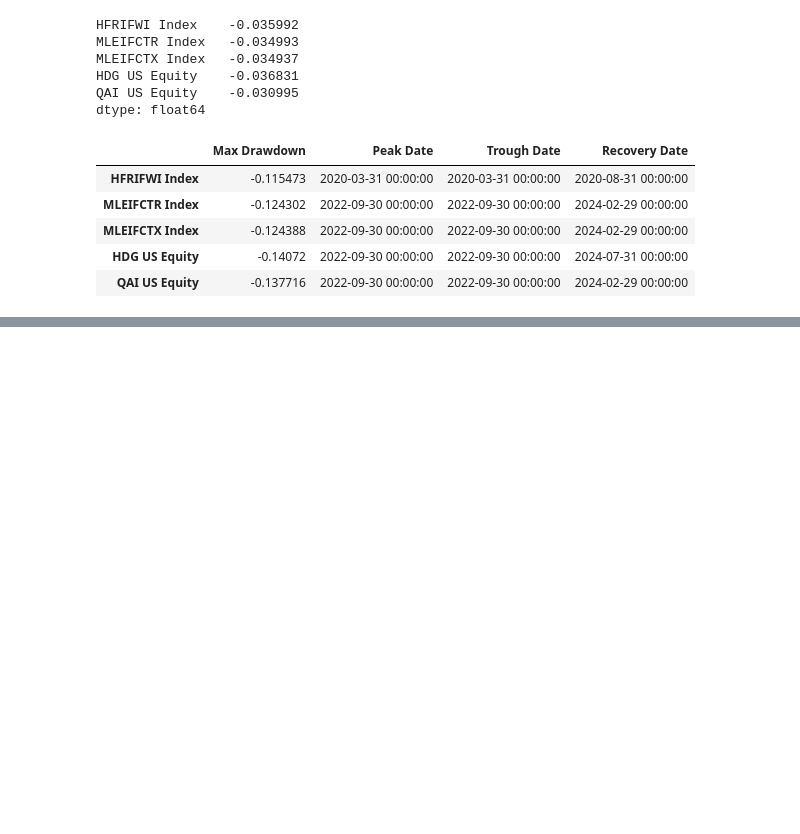
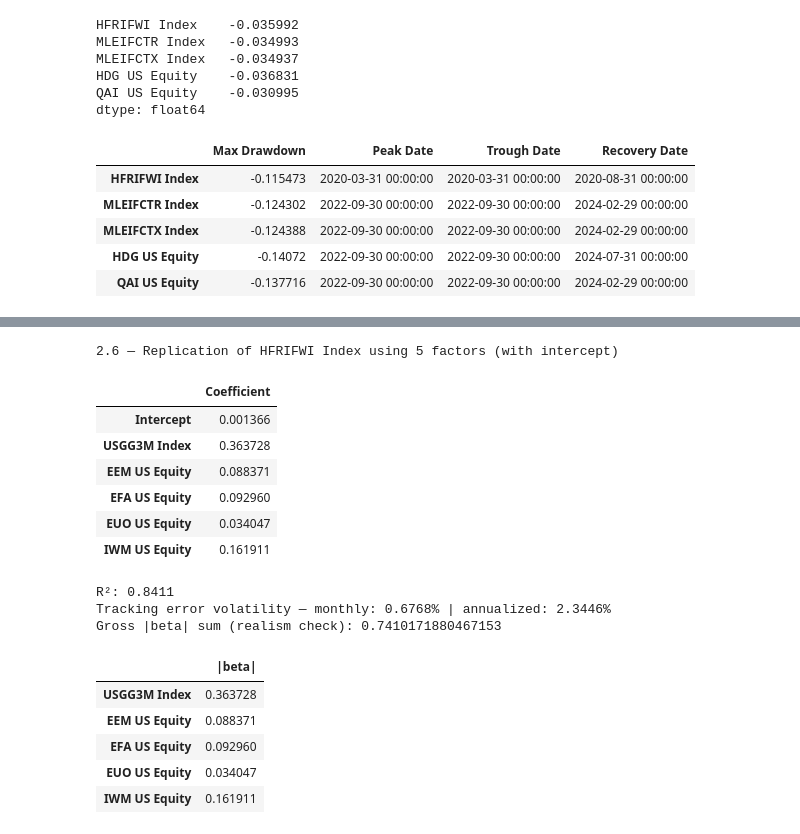
Before and after one commit to sidsahacodes/finm36700, a Jupyter notebook: HW2/HW2.ipynb, the cells around one changed output, grey strips where cells are left out. Saved outputs shown, nothing was run; the diff lists cells and outputs as text; code cells hidden in the pictures; blank space fills up the shorter version.

```diff
--- a/HW2/HW2.ipynb
+++ b/HW2/HW2.ipynb
@@ -104,0 +257,58 @@ dtype: float64
+# %%
+# 2.6 — Replication of HFRI using the 5 available Merrill factors (with intercept)
+import statsmodels.api as sm
+import math
+import pandas as pd
+import numpy as np
+
+# Choose HFRI target from your 'data'
+hfri_candidates = [c for c in data.columns if "HFRI" in c.upper()]
+if not hfri_candidates:
+    hfri_candidates = ["HFRIFWI Index"]
+HFRI = hfri_candidates[0]
+
+# Use the 5 available non-SPY factors explicitly
+factors_n = ["USGG3M Index", "EEM US Equity", "EFA US Equity", "EUO US Equity", "IWM US Equity"]
+
+# Align and run OLS with intercept
+aligned = data[[HFRI]].join(mfactors[factors_n], how="inner").dropna()
+X = sm.add_constant(aligned[factors_n].values, has_constant='add')
+y = aligned[HFRI].values
+res = sm.OLS(y, X).fit()
+
+coef = pd.Series(res.params, index=["Intercept"] + factors_n)
+r2 = res.rsquared
+fitted = pd.Series(res.fittedvalues, index=aligned.index)
+
+# Tracking error vol (monthly and annualized)
+eps = y - fitted
+te_vol_m = eps.std(ddof=1)
+te_vol_a = te_vol_m * math.sqrt(12)
+
+print(f"2.6 — Replication of {HFRI} using 5 factors (with intercept)")
+display(coef.to_frame("Coefficient"))
+print(f"R²: {r2:.4f}")
+print(f"Tracking error volatility — monthly: {te_vol_m:.4%} | annualized: {te_vol_a:.4%}")
+
+# Realism check: sum of absolute betas
+abs_betas = coef[factors_n].abs()
+print("Gross |beta| sum (realism check):", abs_betas.sum())
+display(abs_betas.to_frame("|beta|"))
+# %% [output]
+2.6 — Replication of HFRIFWI Index using 5 factors (with intercept)
+|  | Coefficient |
+| Intercept | 0.001366 |
+| USGG3M Index | 0.363728 |
+| EEM US Equity | 0.088371 |
+| EFA US Equity | 0.092960 |
+| EUO US Equity | 0.034047 |
+| IWM US Equity | 0.161911 |
+R²: 0.8411
+Tracking error volatility — monthly: 0.6768% | annualized: 2.3446%
+Gross |beta| sum (realism check): 0.7410171880467153
+|  | |beta| |
+| USGG3M Index | 0.363728 |
+| EEM US Equity | 0.088371 |
+| EFA US Equity | 0.092960 |
+| EUO US Equity | 0.034047 |
+| IWM US Equity | 0.161911 |
```
Also changed, not shown: parts of 9 cells of this notebook.
